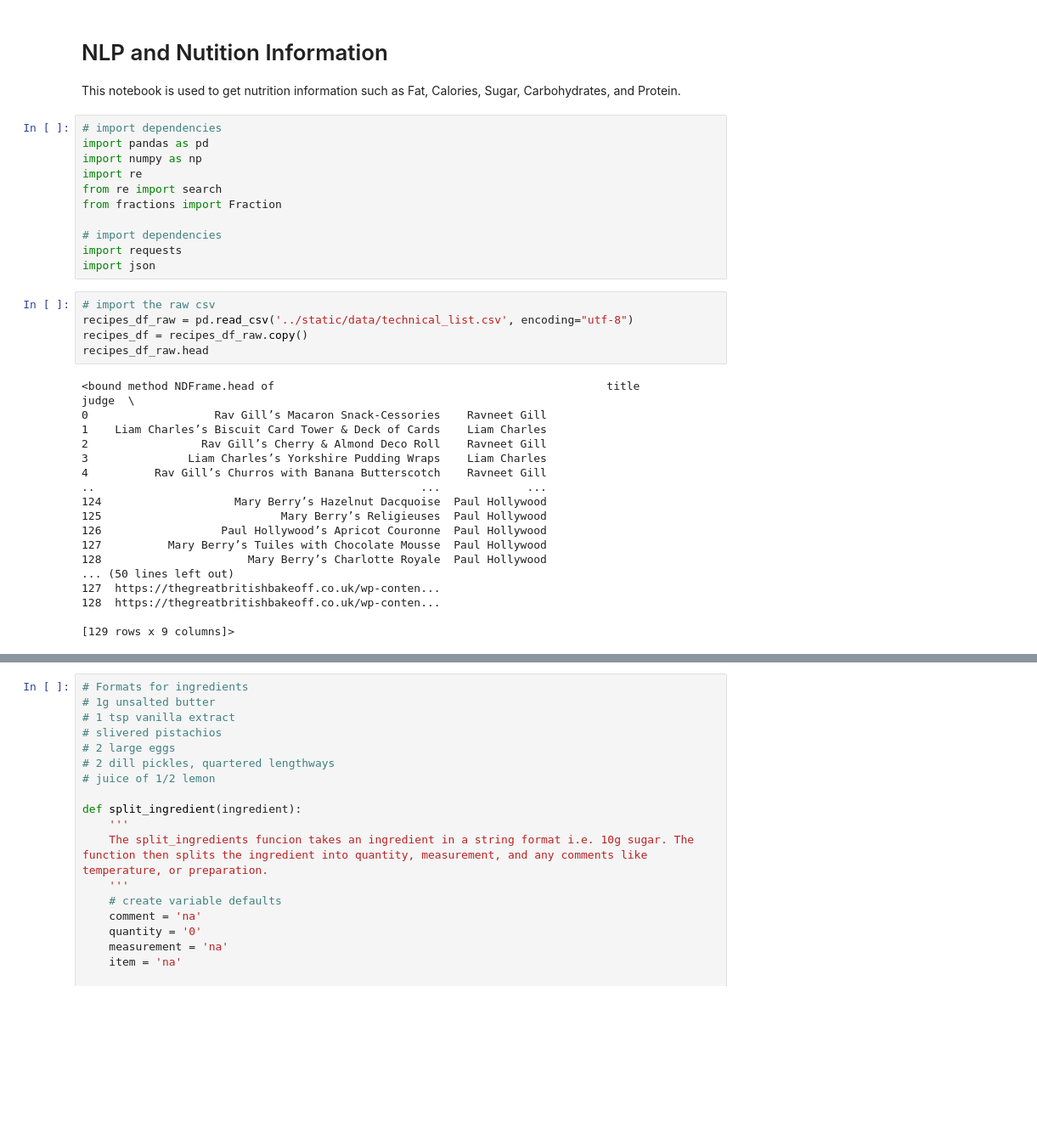
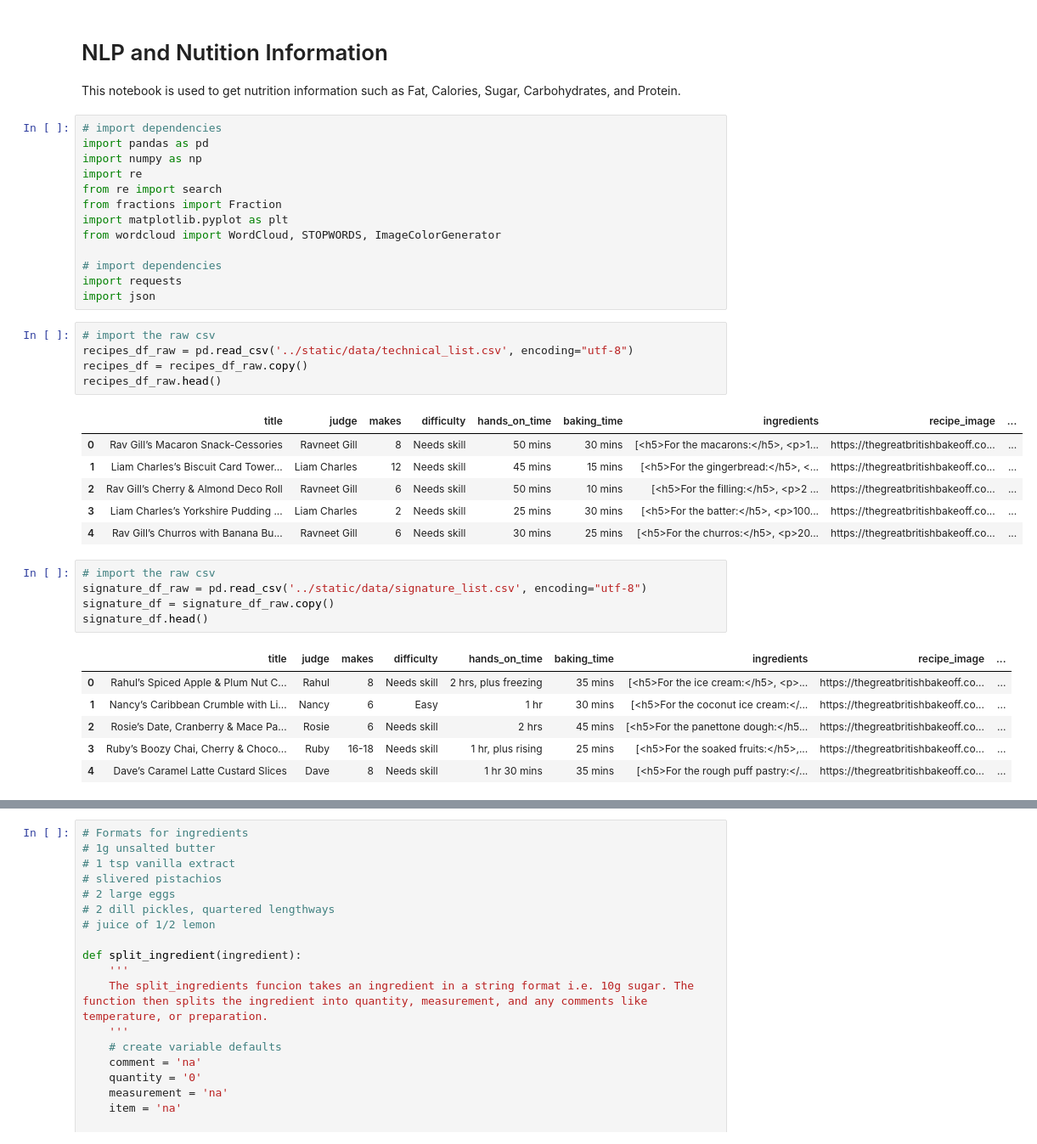
Before and after one commit to oshadiw/bakeoff-analysis, a Jupyter notebook: analysis/ingredient_count.ipynb, the cells around one changed output, grey strips where cells are left out. Shown at 85% size. Drawn from its saved outputs; the diff is of its cells as text; blank space fills up the shorter version.

```diff
--- a/analysis/ingredient_count.ipynb
+++ b/analysis/ingredient_count.ipynb
@@ -8,6 +8,8 @@ import numpy as np
 import re
 from re import search
 from fractions import Fraction
+import matplotlib.pyplot as plt
+from wordcloud import WordCloud, STOPWORDS, ImageColorGenerator
 
 # import dependencies
 import requests
@@ -15,23 +17,24 @@ import json
 # %%
 # import the raw csv
 recipes_df_raw = pd.read_csv('../static/data/technical_list.csv', encoding="utf-8")
 recipes_df = recipes_df_raw.copy()
-recipes_df_raw.head
+recipes_df_raw.head()
 # %% [output]
-<bound method NDFrame.head of                                                  title           judge  \
-0                   Rav Gill’s Macaron Snack-Cessories    Ravneet Gill
-1    Liam Charles’s Biscuit Card Tower & Deck of Cards    Liam Charles
-2                 Rav Gill’s Cherry & Almond Deco Roll    Ravneet Gill
-3               Liam Charles’s Yorkshire Pudding Wraps    Liam Charles
-4          Rav Gill’s Churros with Banana Butterscotch    Ravneet Gill
-..                                                 ...             ...
-124                    Mary Berry’s Hazelnut Dacquoise  Paul Hollywood
-125                           Mary Berry’s Religieuses  Paul Hollywood
-126                  Paul Hollywood’s Apricot Couronne  Paul Hollywood
-127          Mary Berry’s Tuiles with Chocolate Mousse  Paul Hollywood
-128                      Mary Berry’s Charlotte Royale  Paul Hollywood
-... (50 lines left out)
-127  https://thegreatbritishbakeoff.co.uk/wp-conten...
-128  https://thegreatbritishbakeoff.co.uk/wp-conten...
-
-[129 rows x 9 columns]>
+|  | title | judge | makes | difficulty | hands_on_time | baking_time | ingredients | recipe_image | ... |
+| 0 | Rav Gill’s Macaron Snack-Cessories | Ravneet Gill | 8 | Needs skill | 50 mins | 30 mins | [<h5>For the macarons:</h5>, <p>1... | https://thegreatbritishbakeoff.co... | ... |
+| 1 | Liam Charles’s Biscuit Card Tower... | Liam Charles | 12 | Needs skill | 45 mins | 15 mins | [<h5>For the gingerbread:</h5>, <... | https://thegreatbritishbakeoff.co... | ... |
+| 2 | Rav Gill’s Cherry & Almond Deco Roll | Ravneet Gill | 6 | Needs skill | 50 mins | 10 mins | [<h5>For the filling:</h5>, <p>2 ... | https://thegreatbritishbakeoff.co... | ... |
+| 3 | Liam Charles’s Yorkshire Pudding ... | Liam Charles | 2 | Needs skill | 25 mins | 30 mins | [<h5>For the batter:</h5>, <p>100... | https://thegreatbritishbakeoff.co... | ... |
+| 4 | Rav Gill’s Churros with Banana Bu... | Ravneet Gill | 6 | Needs skill | 30 mins | 25 mins | [<h5>For the churros:</h5>, <p>20... | https://thegreatbritishbakeoff.co... | ... |
+# %%
+# import the raw csv
+signature_df_raw = pd.read_csv('../static/data/signature_list.csv', encoding="utf-8")
+signature_df = signature_df_raw.copy()
+signature_df.head()
+# %% [output]
+|  | title | judge | makes | difficulty | hands_on_time | baking_time | ingredients | recipe_image | ... |
+| 0 | Rahul’s Spiced Apple & Plum Nut C... | Rahul | 8 | Needs skill | 2 hrs, plus freezing | 35 mins | [<h5>For the ice cream:</h5>, <p>... | https://thegreatbritishbakeoff.co... | ... |
+| 1 | Nancy’s Caribbean Crumble with Li... | Nancy | 6 | Easy | 1 hr | 30 mins | [<h5>For the coconut ice cream:</... | https://thegreatbritishbakeoff.co... | ... |
+| 2 | Rosie’s Date, Cranberry & Mace Pa... | Rosie | 6 | Needs skill | 2 hrs | 45 mins | [<h5>For the panettone dough:</h5... | https://thegreatbritishbakeoff.co... | ... |
+| 3 | Ruby’s Boozy Chai, Cherry & Choco... | Ruby | 16-18 | Needs skill | 1 hr, plus rising | 25 mins | [<h5>For the soaked fruits:</h5>,... | https://thegreatbritishbakeoff.co... | ... |
+| 4 | Dave’s Caramel Latte Custard Slices | Dave | 8 | Needs skill | 1 hr 30 mins | 35 mins | [<h5>For the rough puff pastry:</... | https://thegreatbritishbakeoff.co... | ... |
```
Also changed, not shown: parts of 9 cells of this notebook, 2 other files.
